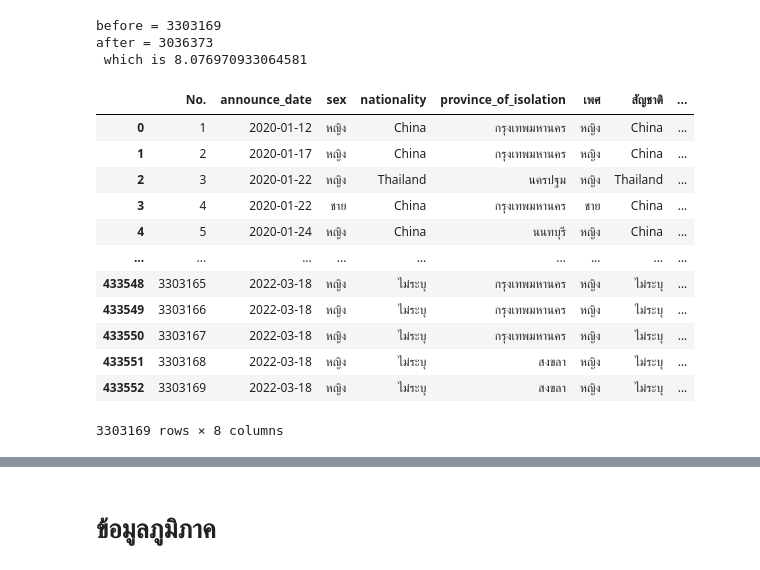
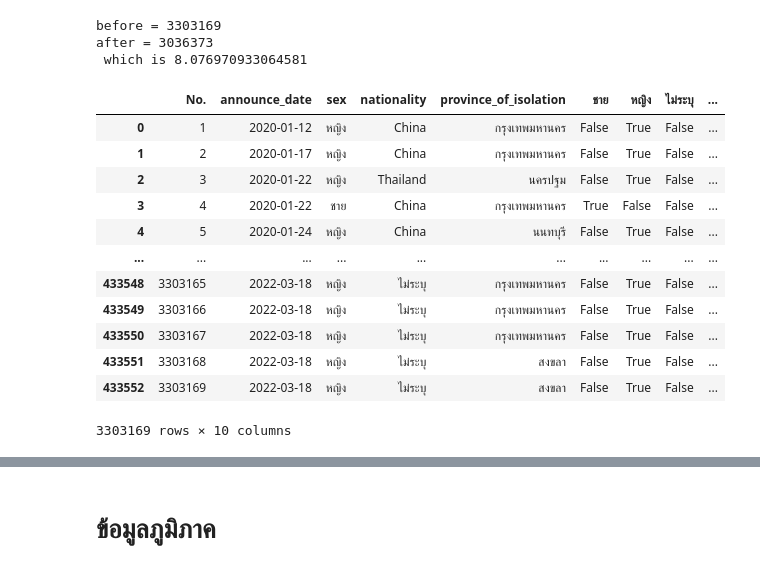
Before and after one commit to Benza1611/data_viz_2022, a Jupyter notebook: Project.ipynb, the cells around one changed output, grey strips where cells are left out. Drawn from its saved outputs; the diff is of its cells as text; code cells hidden in the pictures.

```diff
--- a/Project.ipynb
+++ b/Project.ipynb
@@ -176,8 +176,8 @@ data_covid[['province_of_isolation']] =data_covid[['province_of_isolation']].fil
 data_covid[['risk']] = data_covid[['risk']].fillna('ไม่ระบุ') ##แทนค่า NaN เป็น ไม่ระบุ
 ###data_covid = data_covid.fillna('ไม่ระบุ') ##แทนค่า NaN เป็น ไม่ระบุ
 # %%
-covid = data_covid[['No.','announce_date','sex','nationality','province_of_isolation']] ##เลือกข้อมูลที่ต้องการ คือ 'No.','announce_date','sex','age','Unit','nationality','risk','province_of_isolation' เก็บไว้ในตัวแปร covid
-covid ##เรียกดูตาราง
+covid_1 = data_covid[['No.','announce_date','sex','nationality','province_of_isolation']] ##เลือกข้อมูลที่ต้องการ คือ 'No.','announce_date','sex','age','Unit','nationality','risk','province_of_isolation' เก็บไว้ในตัวแปร covid
+covid_1 ##เรียกดูตาราง
 # %% [output]
 |  | No. | announce_date | sex | nationality | province_of_isolation |
 | 0 | 1 | 12/1/2020 | หญิง | China | กรุงเทพมหานคร |
@@ -202,8 +202,8 @@ nationality              False
 province_of_isolation    False
 dtype: bool
 # %%
-covid = covid.dropna() ##กำจัดค่า Missing
-covid ## เรียกดูตาราง
+covid_1 = covid_1.dropna() ##กำจัดค่า Missing
+covid_1 ## เรียกดูตาราง
 # %% [output]
 |  | No. | announce_date | sex | nationality | province_of_isolation |
 | 0 | 1 | 12/1/2020 | หญิง | China | กรุงเทพมหานคร |
@@ -227,23 +227,25 @@ before = 3303169
 after = 3036373
  which is 8.076970933064581
 # %%
-covid['announce_date'] = pd.to_datetime(covid['announce_date'], format = "%d/%m/%Y")
+covid_1['announce_date'] = pd.to_datetime(covid_1['announce_date'], format = "%d/%m/%Y")
 # %%
-covid = covid.assign(เพศ = covid[['sex']])
-covid = covid.assign(สัญชาติ = covid[['nationality']])
-covid = covid.assign(จังหวัดที่กักตัว = covid[['province_of_isolation']])
-covid ##เรียกดูตาราง
+covid_1 = covid_1.assign(ชาย = covid_1['sex'] == 'ชาย' )
+covid_1 = covid_1.assign(หญิง = covid_1['sex'] == 'หญิง' )
+covid_1 = covid_1.assign(ไม่ระบุ = covid_1['sex'] == 'ไม่ระบุ' )
+covid_1 = covid_1.assign(สัญชาติ = covid_1[['nationality']])
+covid_1 = covid_1.assign(จังหวัดที่กักตัว = covid_1[['province_of_isolation']])
+covid_1 ##เรียกดูตาราง
 # %% [output]
-|  | No. | announce_date | sex | nationality | province_of_isolation | เพศ | สัญชาติ | ... |
-| 0 | 1 | 2020-01-12 | หญิง | China | กรุงเทพมหานคร | หญิง | China | ... |
-| 1 | 2 | 2020-01-17 | หญิง | China | กรุงเทพมหานคร | หญิง | China | ... |
-| 2 | 3 | 2020-01-22 | หญิง | Thailand | นครปฐม | หญิง | Thailand | ... |
-| 3 | 4 | 2020-01-22 | ชาย | China | กรุงเทพมหานคร | ชาย | China | ... |
-| 4 | 5 | 2020-01-24 | หญิง | China | นนทบุรี | หญิง | China | ... |
-| ... | ... | ... | ... | ... | ... | ... | ... | ... |
-| 433548 | 3303165 | 2022-03-18 | หญิง | ไม่ระบุ | กรุงเทพมหานคร | หญิง | ไม่ระบุ | ... |
-| 433549 | 3303166 | 2022-03-18 | หญิง | ไม่ระบุ | กรุงเทพมหานคร | หญิง | ไม่ระบุ | ... |
-| 433550 | 3303167 | 2022-03-18 | หญิง | ไม่ระบุ | กรุงเทพมหานคร | หญิง | ไม่ระบุ | ... |
-| 433551 | 3303168 | 2022-03-18 | หญิง | ไม่ระบุ | สงขลา | หญิง | ไม่ระบุ | ... |
-| 433552 | 3303169 | 2022-03-18 | หญิง | ไม่ระบุ | สงขลา | หญิง | ไม่ระบุ | ... |
+|  | No. | announce_date | sex | nationality | province_of_isolation | ชาย | หญิง | ไม่ระบุ | ... |
+| 0 | 1 | 2020-01-12 | หญิง | China | กรุงเทพมหานคร | False | True | False | ... |
+| 1 | 2 | 2020-01-17 | หญิง | China | กรุงเทพมหานคร | False | True | False | ... |
+| 2 | 3 | 2020-01-22 | หญิง | Thailand | นครปฐม | False | True | False | ... |
+| 3 | 4 | 2020-01-22 | ชาย | China | กรุงเทพมหานคร | True | False | False | ... |
+| 4 | 5 | 2020-01-24 | หญิง | China | นนทบุรี | False | True | False | ... |
+| ... | ... | ... | ... | ... | ... | ... | ... | ... | ... |
+| 433548 | 3303165 | 2022-03-18 | หญิง | ไม่ระบุ | กรุงเทพมหานคร | False | True | False | ... |
+| 433549 | 3303166 | 2022-03-18 | หญิง | ไม่ระบุ | กรุงเทพมหานคร | False | True | False | ... |
+| 433550 | 3303167 | 2022-03-18 | หญิง | ไม่ระบุ | กรุงเทพมหานคร | False | True | False | ... |
+| 433551 | 3303168 | 2022-03-18 | หญิง | ไม่ระบุ | สงขลา | False | True | False | ... |
+| 433552 | 3303169 | 2022-03-18 | หญิง | ไม่ระบุ | สงขลา | False | True | False | ... |
-3303169 rows × 8 columns
+3303169 rows × 10 columns
```
Also changed, not shown: parts of 41 cells of this notebook.
